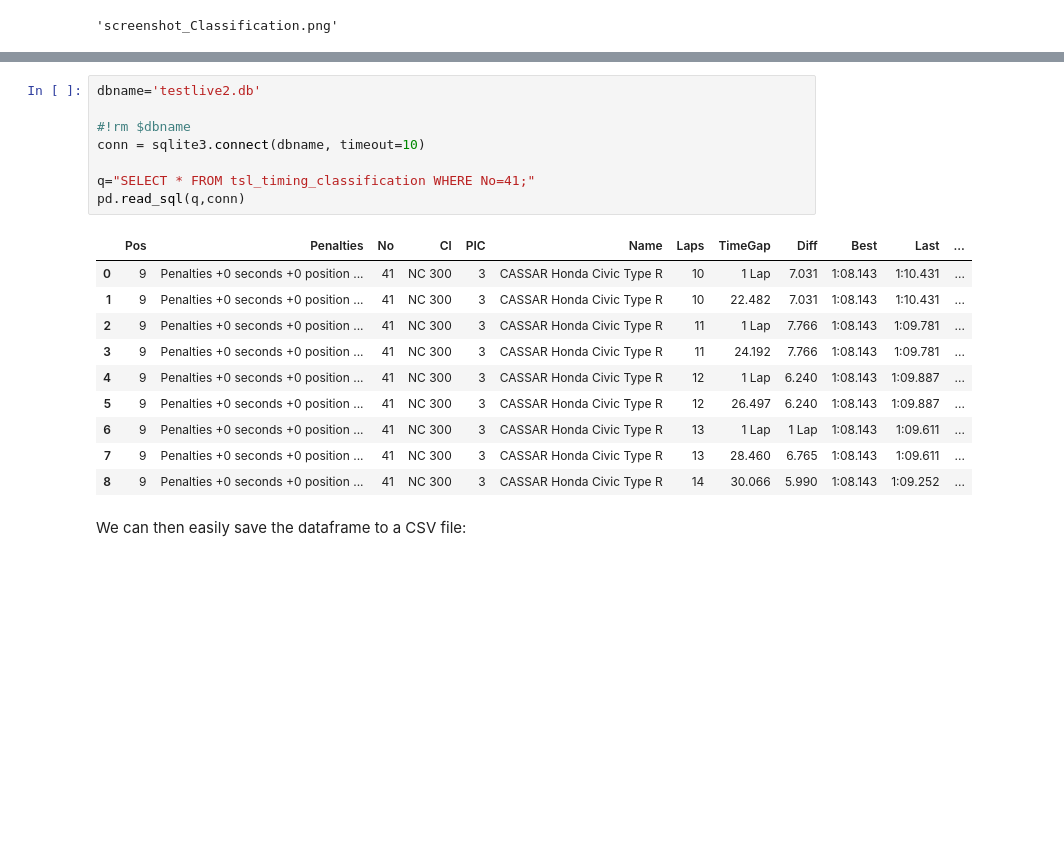
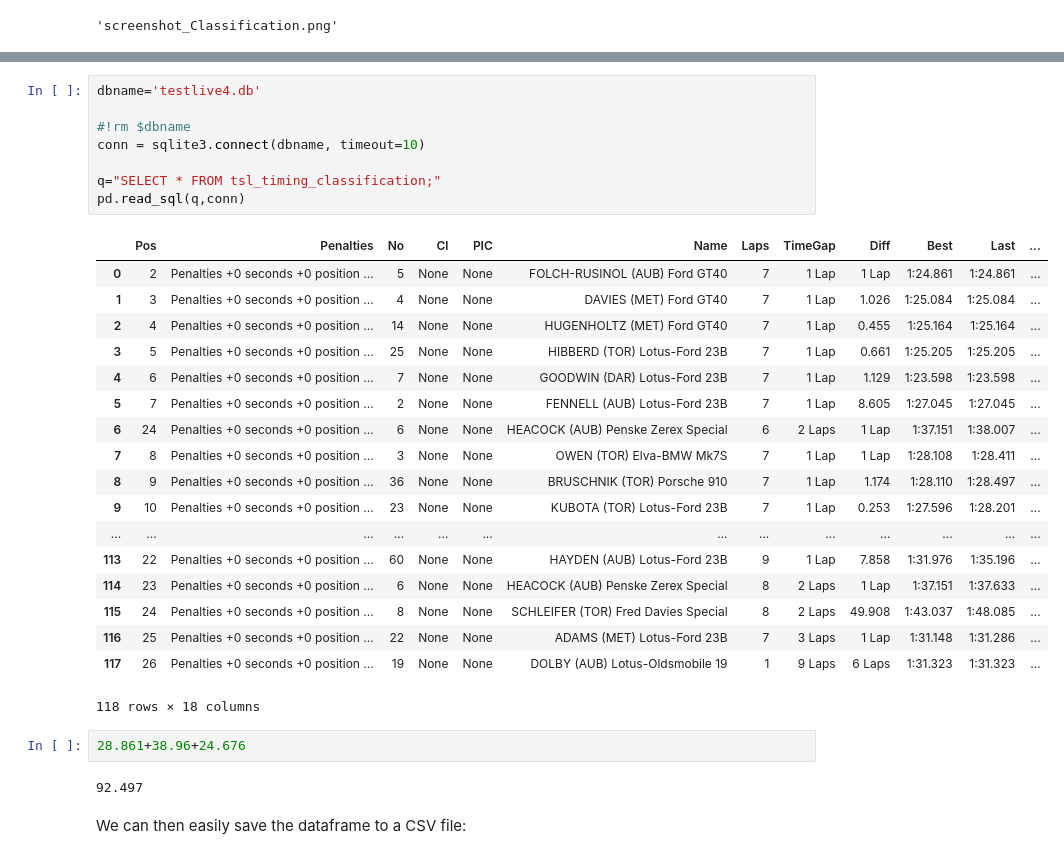
Before and after one commit to f1datajunkie/TSL, a Jupyter notebook: notebooks/TSL Timing Screen Screenshot Grabber.ipynb, the cells around one changed output, grey strips where cells are left out. Cells and saved outputs as stored; diff of their text form; blank space fills up the shorter version.

```diff
--- a/notebooks/TSL Timing Screen Screenshot Grabber.ipynb
+++ b/notebooks/TSL Timing Screen Screenshot Grabber.ipynb
@@ -330,22 +346,34 @@ while True:
 # %%
-dbname='testlive2.db'
+dbname='testlive4.db'
 
 #!rm $dbname
 conn = sqlite3.connect(dbname, timeout=10)
 
-q="SELECT * FROM tsl_timing_classification WHERE No=41;"
+q="SELECT * FROM tsl_timing_classification;"
 pd.read_sql(q,conn)
 # %% [output]
 |  | Pos | Penalties | No | Cl | PIC | Name | Laps | TimeGap | Diff | Best | Last | ... |
-| 0 | 9 | Penalties +0 seconds +0 position ... | 41 | NC 300 | 3 | CASSAR Honda Civic Type R | 10 | 1 Lap | 7.031 | 1:08.143 | 1:10.431 | ... |
-| 1 | 9 | Penalties +0 seconds +0 position ... | 41 | NC 300 | 3 | CASSAR Honda Civic Type R | 10 | 22.482 | 7.031 | 1:08.143 | 1:10.431 | ... |
-| 2 | 9 | Penalties +0 seconds +0 position ... | 41 | NC 300 | 3 | CASSAR Honda Civic Type R | 11 | 1 Lap | 7.766 | 1:08.143 | 1:09.781 | ... |
-| 3 | 9 | Penalties +0 seconds +0 position ... | 41 | NC 300 | 3 | CASSAR Honda Civic Type R | 11 | 24.192 | 7.766 | 1:08.143 | 1:09.781 | ... |
-| 4 | 9 | Penalties +0 seconds +0 position ... | 41 | NC 300 | 3 | CASSAR Honda Civic Type R | 12 | 1 Lap | 6.240 | 1:08.143 | 1:09.887 | ... |
-| 5 | 9 | Penalties +0 seconds +0 position ... | 41 | NC 300 | 3 | CASSAR Honda Civic Type R | 12 | 26.497 | 6.240 | 1:08.143 | 1:09.887 | ... |
-| 6 | 9 | Penalties +0 seconds +0 position ... | 41 | NC 300 | 3 | CASSAR Honda Civic Type R | 13 | 1 Lap | 1 Lap | 1:08.143 | 1:09.611 | ... |
-| 7 | 9 | Penalties +0 seconds +0 position ... | 41 | NC 300 | 3 | CASSAR Honda Civic Type R | 13 | 28.460 | 6.765 | 1:08.143 | 1:09.611 | ... |
-| 8 | 9 | Penalties +0 seconds +0 position ... | 41 | NC 300 | 3 | CASSAR Honda Civic Type R | 14 | 30.066 | 5.990 | 1:08.143 | 1:09.252 | ... |
+| 0 | 2 | Penalties +0 seconds +0 position ... | 5 | None | None | FOLCH-RUSINOL (AUB) Ford GT40 | 7 | 1 Lap | 1 Lap | 1:24.861 | 1:24.861 | ... |
+| 1 | 3 | Penalties +0 seconds +0 position ... | 4 | None | None | DAVIES (MET) Ford GT40 | 7 | 1 Lap | 1.026 | 1:25.084 | 1:25.084 | ... |
+| 2 | 4 | Penalties +0 seconds +0 position ... | 14 | None | None | HUGENHOLTZ (MET) Ford GT40 | 7 | 1 Lap | 0.455 | 1:25.164 | 1:25.164 | ... |
+| 3 | 5 | Penalties +0 seconds +0 position ... | 25 | None | None | HIBBERD (TOR) Lotus-Ford 23B | 7 | 1 Lap | 0.661 | 1:25.205 | 1:25.205 | ... |
+| 4 | 6 | Penalties +0 seconds +0 position ... | 7 | None | None | GOODWIN (DAR) Lotus-Ford 23B | 7 | 1 Lap | 1.129 | 1:23.598 | 1:23.598 | ... |
+| 5 | 7 | Penalties +0 seconds +0 position ... | 2 | None | None | FENNELL (AUB) Lotus-Ford 23B | 7 | 1 Lap | 8.605 | 1:27.045 | 1:27.045 | ... |
+| 6 | 24 | Penalties +0 seconds +0 position ... | 6 | None | None | HEACOCK (AUB) Penske Zerex Special | 6 | 2 Laps | 1 Lap | 1:37.151 | 1:38.007 | ... |
+| 7 | 8 | Penalties +0 seconds +0 position ... | 3 | None | None | OWEN (TOR) Elva-BMW Mk7S | 7 | 1 Lap | 1 Lap | 1:28.108 | 1:28.411 | ... |
+| 8 | 9 | Penalties +0 seconds +0 position ... | 36 | None | None | BRUSCHNIK (TOR) Porsche 910 | 7 | 1 Lap | 1.174 | 1:28.110 | 1:28.497 | ... |
+| 9 | 10 | Penalties +0 seconds +0 position ... | 23 | None | None | KUBOTA (TOR) Lotus-Ford 23B | 7 | 1 Lap | 0.253 | 1:27.596 | 1:28.201 | ... |
+| ... | ... | ... | ... | ... | ... | ... | ... | ... | ... | ... | ... | ... |
+| 113 | 22 | Penalties +0 seconds +0 position ... | 60 | None | None | HAYDEN (AUB) Lotus-Ford 23B | 9 | 1 Lap | 7.858 | 1:31.976 | 1:35.196 | ... |
+| 114 | 23 | Penalties +0 seconds +0 position ... | 6 | None | None | HEACOCK (AUB) Penske Zerex Special | 8 | 2 Laps | 1 Lap | 1:37.151 | 1:37.633 | ... |
+| 115 | 24 | Penalties +0 seconds +0 position ... | 8 | None | None | SCHLEIFER (TOR) Fred Davies Special | 8 | 2 Laps | 49.908 | 1:43.037 | 1:48.085 | ... |
+| 116 | 25 | Penalties +0 seconds +0 position ... | 22 | None | None | ADAMS (MET) Lotus-Ford 23B | 7 | 3 Laps | 1 Lap | 1:31.148 | 1:31.286 | ... |
+| 117 | 26 | Penalties +0 seconds +0 position ... | 19 | None | None | DOLBY (AUB) Lotus-Oldsmobile 19 | 1 | 9 Laps | 6 Laps | 1:31.323 | 1:31.323 | ... |
+118 rows × 18 columns
+# %%
+28.861+38.96+24.676
+# %% [output]
+92.497
 # %% [markdown]
 We can then easily save the dataframe to a CSV file:
 # %%
```
Also changed, not shown: parts of 5 cells of this notebook, 3 other files.
